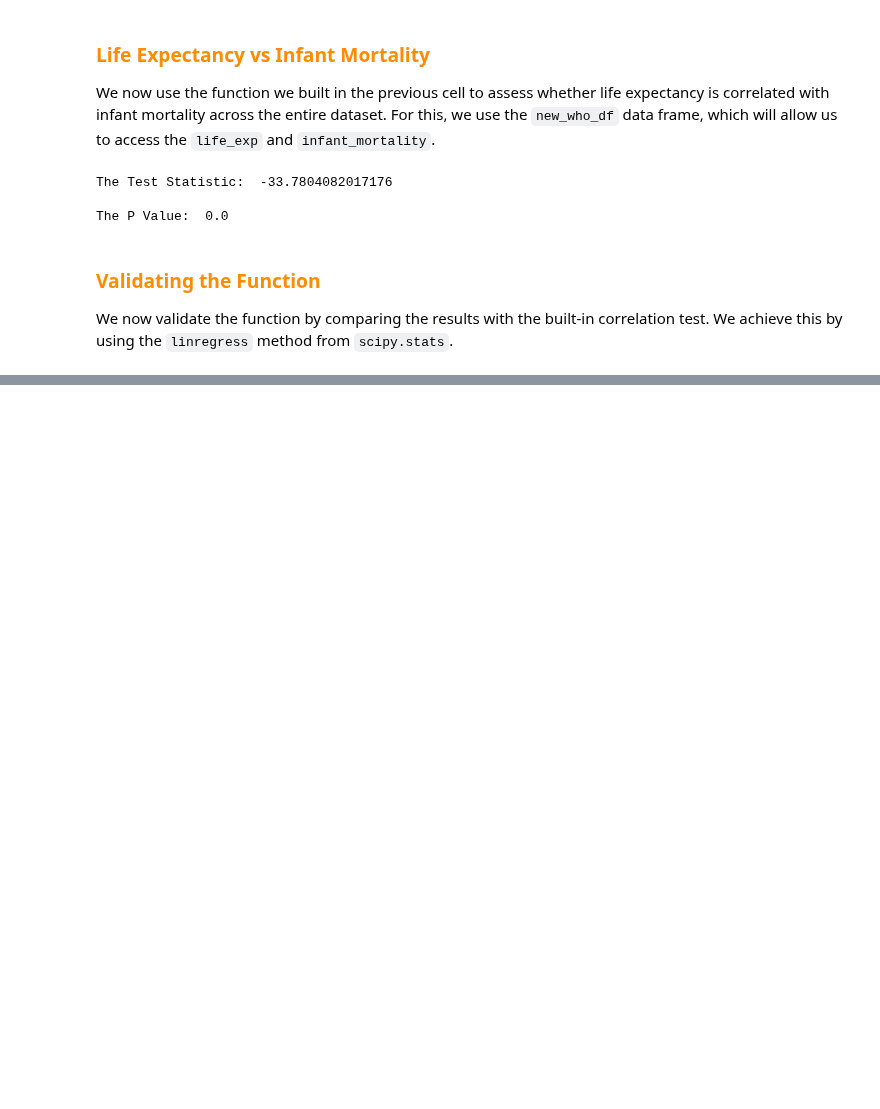
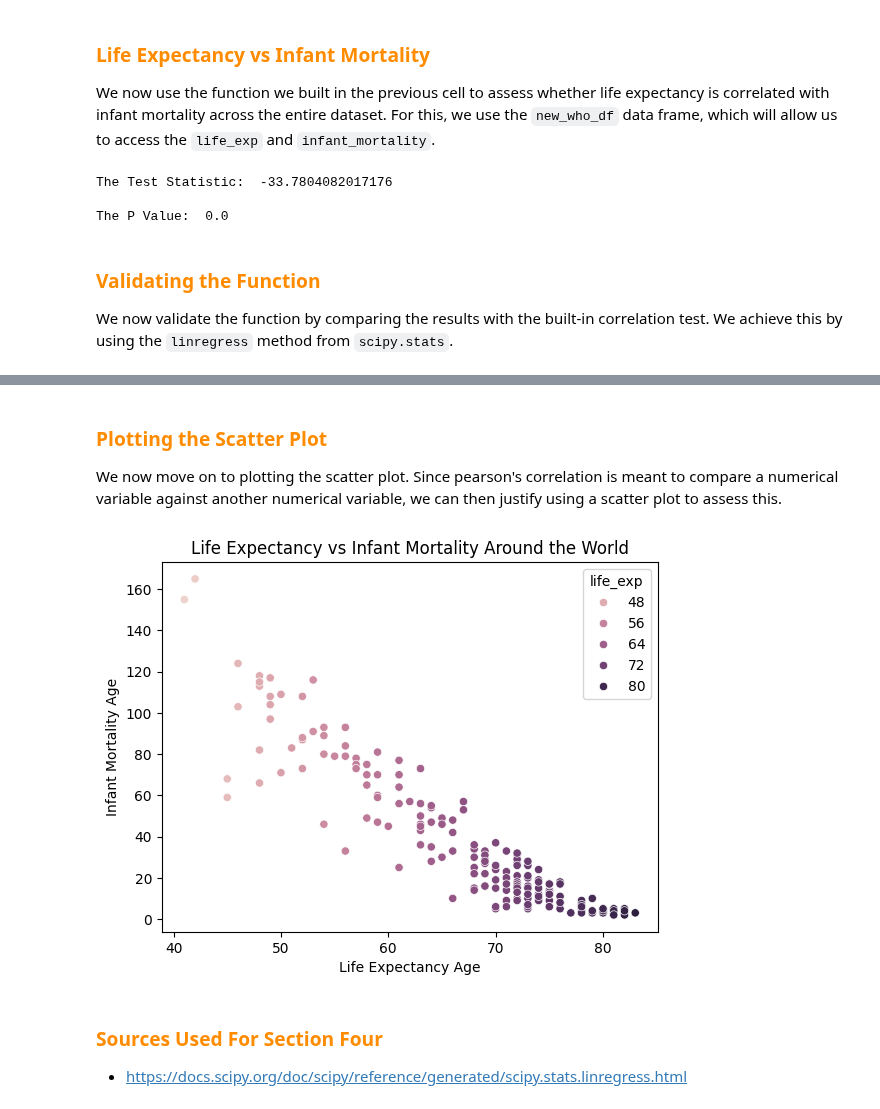
Before and after one commit to chowdhuryj-github/DataScienceDataAnalysis, a Jupyter notebook: wk_06/lab/Lab_5_JIC.ipynb, the cells around one changed output, grey strips where cells are left out. Saved outputs shown, nothing was run; the diff lists cells and outputs as text; code cells hidden in the pictures; blank space fills up the shorter version.

```diff
--- a/wk_06/lab/Lab_5_JIC.ipynb
+++ b/wk_06/lab/Lab_5_JIC.ipynb
@@ -516,0 +597,22 @@ LinregressResult(slope=np.float64(-3.1186864983548186), intercept=np.float64(247
+# %% [markdown]
+### <font color = '#FF8C00'> Plotting the Scatter Plot </font>
+We now move on to plotting the scatter plot. Since pearson's correlation is meant to compare a numerical variable against another numerical variable, we can then justify using a scatter plot to assess this.
+# %%
+# plotting the scatter plot
+sns.scatterplot(x=new_who_df["life_exp"], y=new_who_df["infant_mortality"], data=new_who_df, hue=new_who_df["life_exp"])
+
+# setting up the plot title, x and y labels
+plt.title("Life Expectancy vs Infant Mortality Around the World")
+plt.xlabel("Life Expectancy Age")
+plt.ylabel("Infant Mortality Age")
+
+# saving the plot
+plt.savefig(r"C:\GitHub\DataScience\wk_06\plots\ScatterPlot.png")
+
+# displaying the plot
+plt.show()
+# %% [output]
+[figure, added]
+# %% [markdown]
+### <font color='#FF8C00'> Sources Used For Section Four </font>
+- https://docs.scipy.org/doc/scipy/reference/generated/scipy.stats.linregress.html
```
Also changed, not shown: parts of 8 cells of this notebook, 14 other files.
